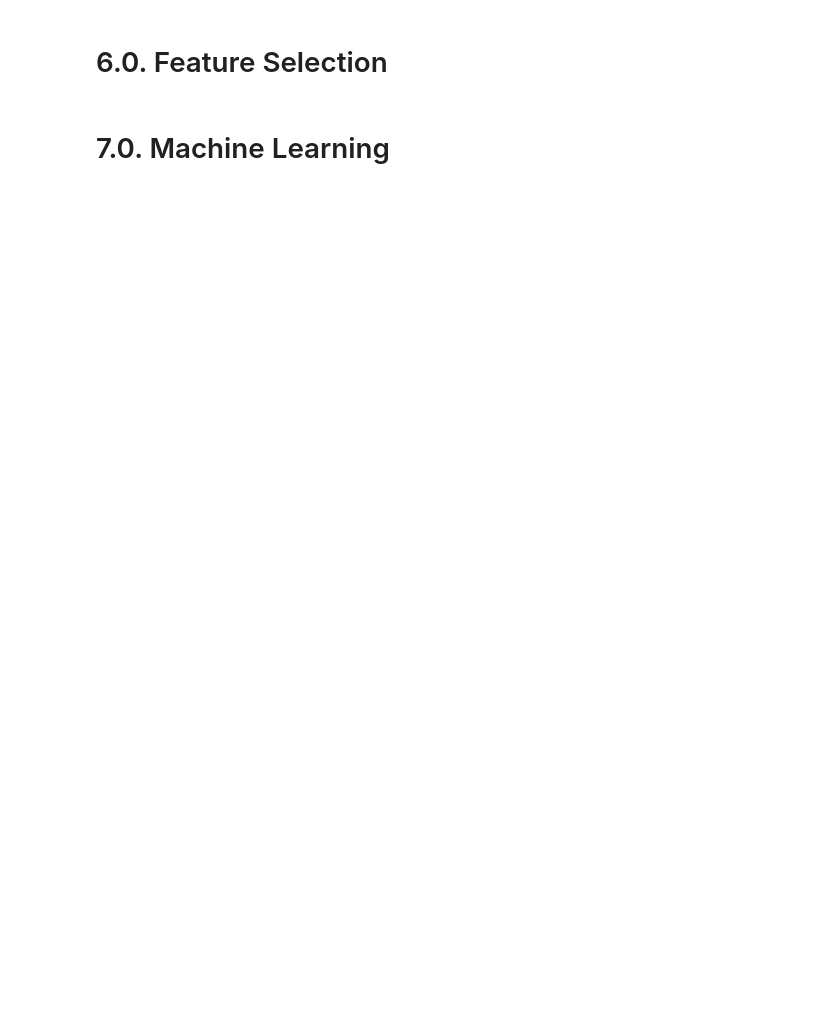
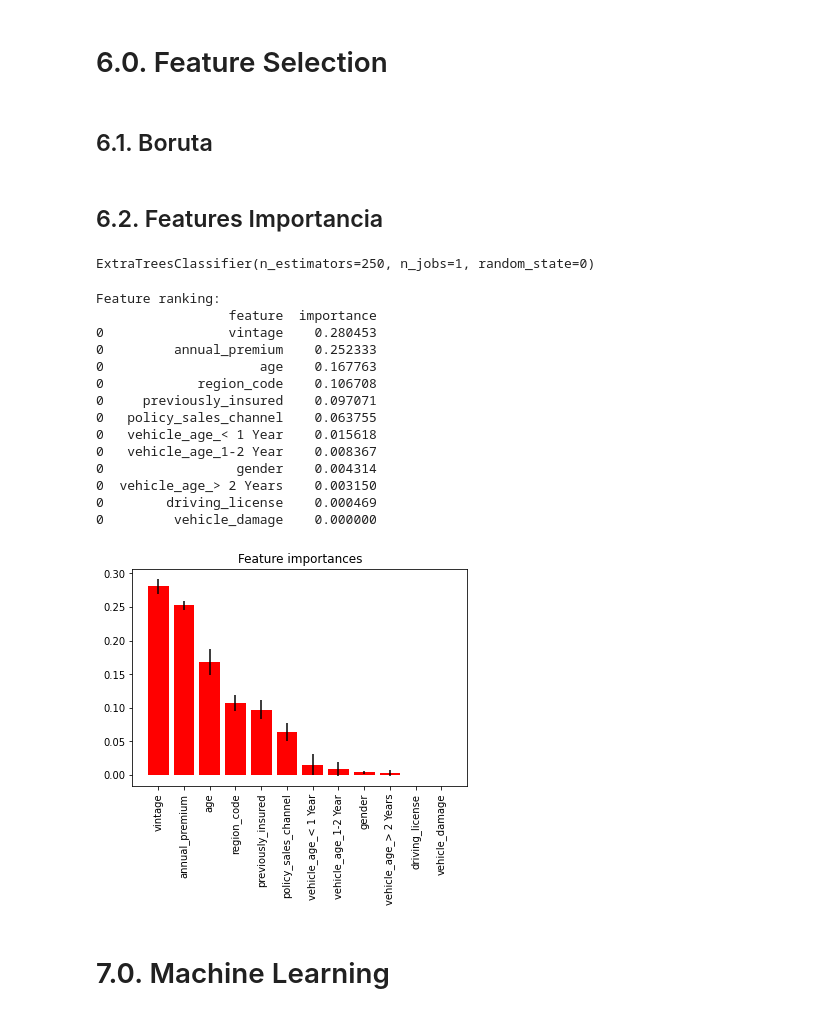
Before and after one commit to jeovaramos/cross_sell, a Jupyter notebook: notebooks/notebook.ipynb, the cells around one changed output. Cells and saved outputs as stored; diff of their text form; code cells hidden in the pictures; blank space fills up the shorter version.

Commit message:
Data preparation, Feature selection + ML.

```diff
--- a/notebooks/notebook.ipynb
+++ b/notebooks/notebook.ipynb
@@ -232,0 +258,6 @@ aux.plot(kind='bar', stacked=True, figsize=(15, 5))
+# %%
+# age
+df5['age'] = mms_age.fit_transform(df5[['age']].values)
+# %%
+# vintage
+df5['vintage'] = mms_age.fit_transform(df5[['vintage']].values)
@@ -233,4 +321,62 @@ aux.plot(kind='bar', stacked=True, figsize=(15, 5))
 # %% [markdown]
 # 6.0. Feature Selection
+# %% [markdown]
+## 6.1. Boruta
+# %% [markdown]
+## 6.2. Features Importancia
+# %%
+# model definition
+forest = en.ExtraTreesClassifier(n_estimators=250, random_state=0, n_jobs=1)
+
+# data preparation
+x_train_n = df5.drop(['id', 'response'], axis=1)
+y_train_n = y_train.values
+forest.fit(x_train_n, y_train_n)
+# %% [output]
+ExtraTreesClassifier(n_estimators=250, n_jobs=1, random_state=0)
+# %%
+importances = forest.feature_importances_
+std = np.std(
+    [tree.feature_importances_ for tree in forest.estimators_],
+    axis=0
+)
+indices = np.argsort(importances)[::-1]
+
+df = pd.DataFrame()
+for ii, jj in zip(x_train_n, importances):
+    aux = pd.DataFrame({'feature': ii, 'importance': jj}, index=[0])
+    df = pd.concat([df, aux], axis=0)
+# %%
+# Print the feature ranking
+print('Feature ranking:')
+print(df.sort_values('importance', ascending=False))
+plt.figure()
+plt.title('Feature importances')
+plt.bar(
+    range(x_train_n.shape[1]),
+    importances[indices],
+    color='r',
+    yerr=std[indices],
+    align='center'
+)
+plt.xticks(range(x_train_n.shape[1]), x_train_n.columns[indices], rotation=90)
+plt.xlim([-1, x_train_n.shape[1]])
+plt.show()
+# %% [output]
+Feature ranking:
+                 feature  importance
+0                vintage    0.280453
+0         annual_premium    0.252333
+0                    age    0.167763
+0            region_code    0.106708
+0     previously_insured    0.097071
+0   policy_sales_channel    0.063755
+0   vehicle_age_< 1 Year    0.015618
+0   vehicle_age_1-2 Year    0.008367
+0                 gender    0.004314
+0  vehicle_age_> 2 Years    0.003150
+0        driving_license    0.000469
+0         vehicle_damage    0.000000
+[figure, added]
 # %% [markdown]
 # 7.0. Machine Learning
```
Also changed, not shown: parts of 16 cells of this notebook.
